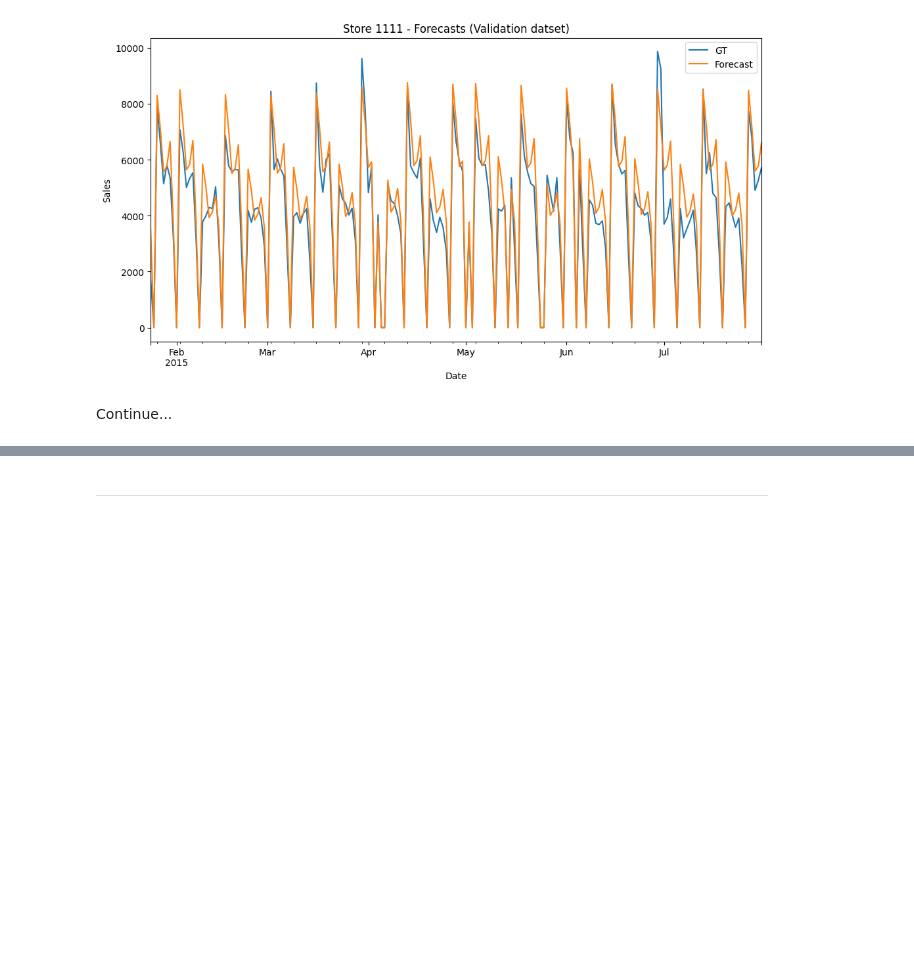
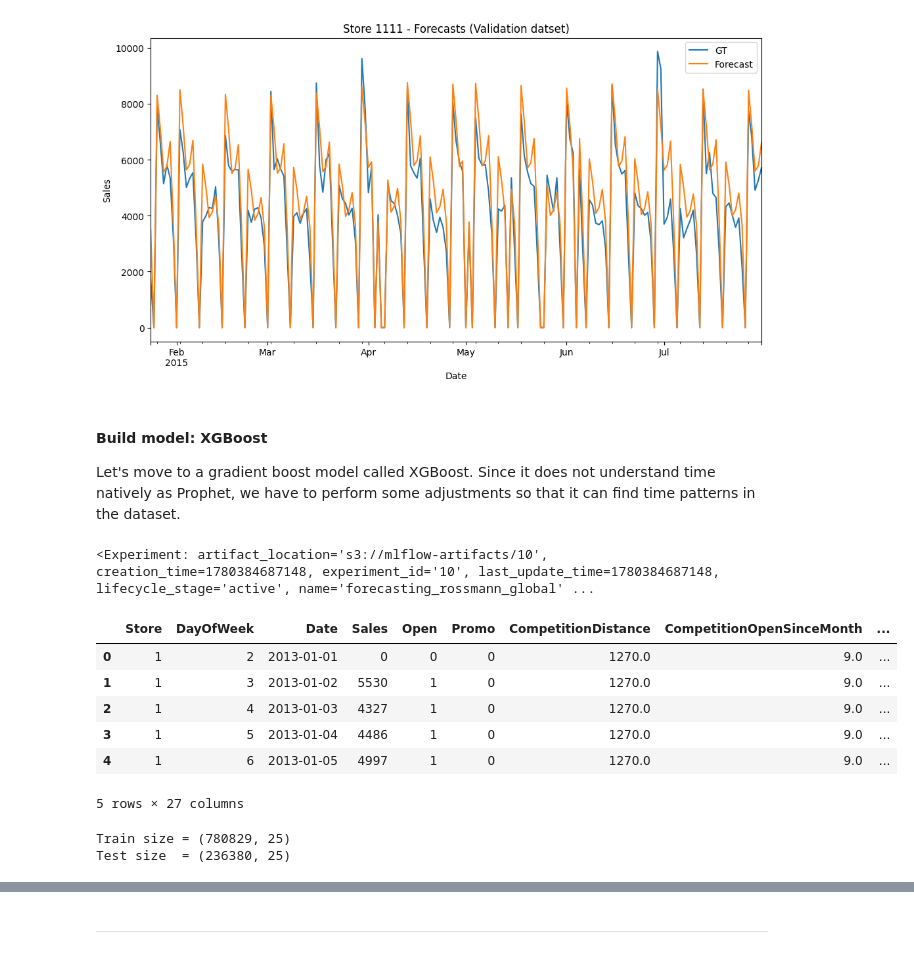
Before and after one commit to soutogustavo/rossmann-forecasting-benchmark, a Jupyter notebook: notebooks/TSF_rossman_forecasting.ipynb, the cells around one changed output, grey strips where cells are left out. Cells and saved outputs as stored; diff of their text form; code cells hidden in the pictures; blank space fills up the shorter version.

Commit message:
Building model with XGBoost

```diff
--- a/notebooks/TSF_rossman_forecasting.ipynb
+++ b/notebooks/TSF_rossman_forecasting.ipynb
@@ -441,4 +440,8 @@ ax.set(title=f"Store {check_sid} - Forecasts (Validation datset)",
 # %% [output]
 [figure]
 # %% [markdown]
-Continue...
+#### Build model: XGBoost
+
+Let's move to a gradient boost model called XGBoost. Since it does not understand
+time natively as Prophet, we have to perform some adjustments so that it can
+find time patterns in the dataset.
@@ -444,0 +450,48 @@ Continue...
+# %%
+mlflow.set_tracking_uri("http://localhost:5001/")
+mlflow.set_experiment("forecasting_rossmann_global")
+# %% [output]
+<Experiment: artifact_location='s3://mlflow-artifacts/10', creation_time=1780384687148, experiment_id='10', last_update_time=1780384687148, lifecycle_stage='active', name='forecasting_rossmann_global' ...
+# %%
+# Sort values before...
+ptrain.sort_values(["Store", "Date"], inplace=True)
+# %%
+categorical_cols = ['StoreType', 'Assortment', 'Cluster']
+
+clustered_train = ptrain.merge(store_features[["Store", "Cluster"]], on="Store", how="left")
+
+train_encoded = pd.get_dummies(clustered_train, columns=categorical_cols, drop_first=True)
+
+# Transform StateHoliday and SchoolHoliday into one column called IsHoliday
+train_encoded["IsHoliday"] = np.where((train_encoded["StateHoliday"] != "0") | (train_encoded["SchoolHoliday"] == 1), 1, 0)
+
+drop_features = ["StateHoliday", "SchoolHoliday", "Customers", "PromoInterval", "Promo2SinceWeek", "Promo2SinceYear"]
+train_encoded.drop(columns=drop_features, inplace=True)
+
+train_encoded.head()
+# %% [output]
+|  | Store | DayOfWeek | Date | Sales | Open | Promo | CompetitionDistance | CompetitionOpenSinceMonth | ... |
+| 0 | 1 | 2 | 2013-01-01 | 0 | 0 | 0 | 1270.0 | 9.0 | ... |
+| 1 | 1 | 3 | 2013-01-02 | 5530 | 1 | 0 | 1270.0 | 9.0 | ... |
+| 2 | 1 | 4 | 2013-01-03 | 4327 | 1 | 0 | 1270.0 | 9.0 | ... |
+| 3 | 1 | 5 | 2013-01-04 | 4486 | 1 | 0 | 1270.0 | 9.0 | ... |
+| 4 | 1 | 6 | 2013-01-05 | 4997 | 1 | 0 | 1270.0 | 9.0 | ... |
+5 rows × 27 columns
+# %%
+date_threshold = "2015-01-01"
+e_train = train_encoded[train_encoded["Date"] < date_threshold]
+e_test = train_encoded[train_encoded["Date"] >= date_threshold]
+
+features = [col for col in e_train.columns if col not in ['Date', 'Sales', 'Customers']]
+
+X_train = e_train[features]
+y_train = e_train['Sales']
+
+X_test = e_test[features]
+y_test = e_test['Sales']
+
+print(f"Train size = {X_train.shape}")
+print(f"Test size  = {X_test.shape}")
+# %% [output]
+Train size = (780829, 25)
+Test size  = (236380, 25)
```
Also changed, not shown: parts of 3 cells of this notebook.
